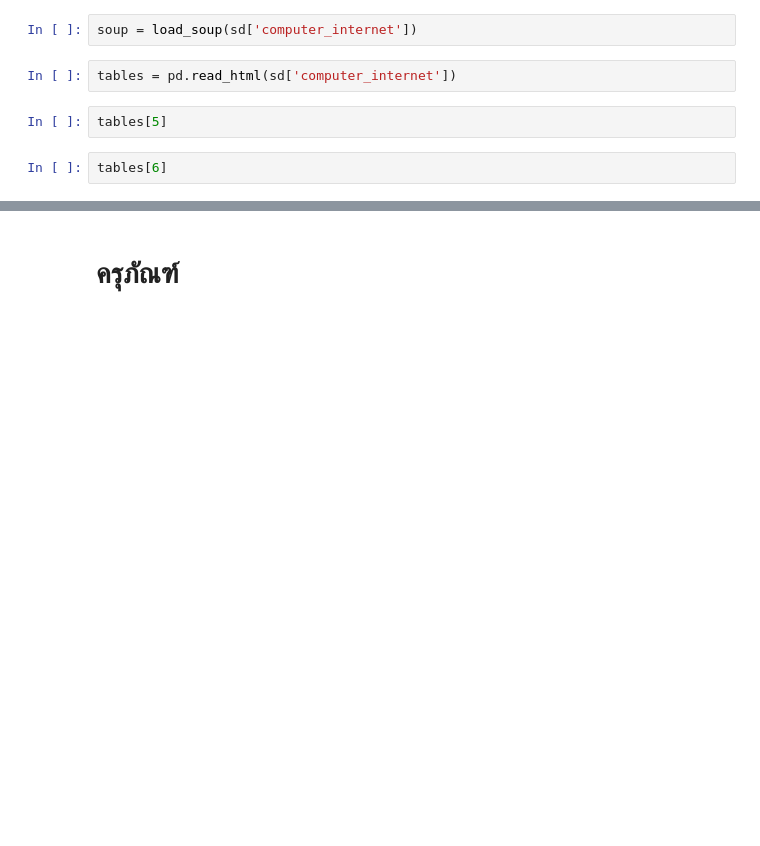
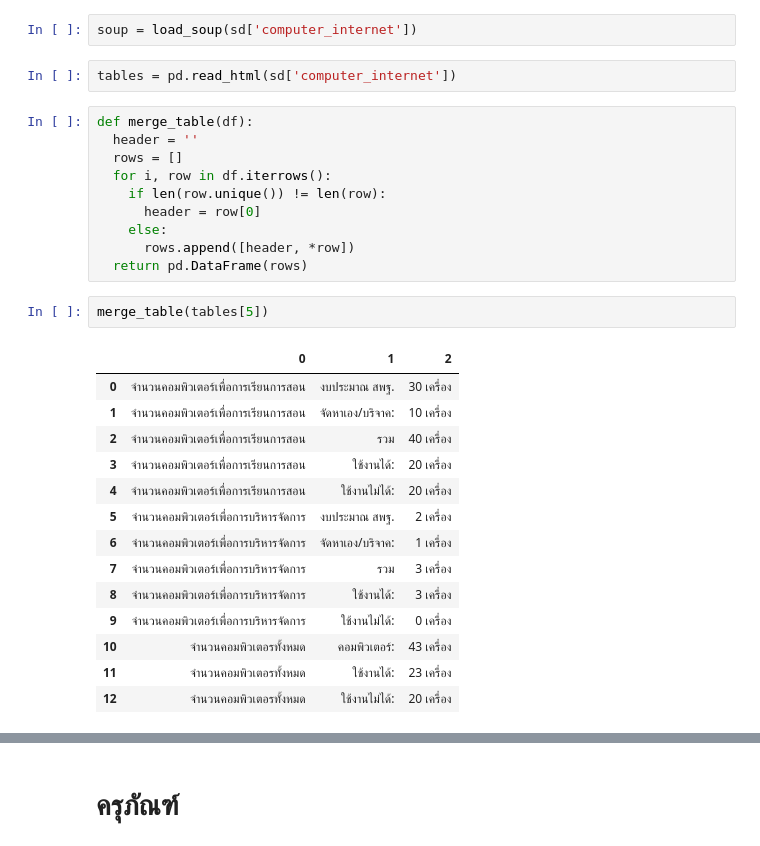
Before and after one commit to wevisdemo/open-school-data, a Jupyter notebook: school_data_scraper.ipynb, the cells around one changed output, grey strips where cells are left out. Drawn from its saved outputs; the diff is of its cells as text; blank space fills up the shorter version.

```diff
--- a/school_data_scraper.ipynb
+++ b/school_data_scraper.ipynb
@@ -135,7 +196,30 @@ staff_df
 soup = load_soup(sd['computer_internet'])
 # %%
 tables = pd.read_html(sd['computer_internet'])
-# %%
-tables[5]
-# %%
-tables[6]
+# %%
+def merge_table(df):
+  header = ''
+  rows = []
+  for i, row in df.iterrows():
+    if len(row.unique()) != len(row):
+      header = row[0]
+    else:
+      rows.append([header, *row])
+  return pd.DataFrame(rows)
+# %%
+merge_table(tables[5])
+# %% [output]
+|  | 0 | 1 | 2 |
+| 0 | จำนวนคอมพิวเตอร์เพื่อการเรียนการสอน | งบประมาณ สพฐ. | 30 เครื่อง |
+| 1 | จำนวนคอมพิวเตอร์เพื่อการเรียนการสอน | จัดหาเอง/บริจาค: | 10 เครื่อง |
+| 2 | จำนวนคอมพิวเตอร์เพื่อการเรียนการสอน | รวม | 40 เครื่อง |
+| 3 | จำนวนคอมพิวเตอร์เพื่อการเรียนการสอน | ใช้งานได้: | 20 เครื่อง |
+| 4 | จำนวนคอมพิวเตอร์เพื่อการเรียนการสอน | ใช้งานไม่ได้: | 20 เครื่อง |
+| 5 | จำนวนคอมพิวเตอร์เพื่อการบริหารจัดการ | งบประมาณ สพฐ. | 2 เครื่อง |
+| 6 | จำนวนคอมพิวเตอร์เพื่อการบริหารจัดการ | จัดหาเอง/บริจาค: | 1 เครื่อง |
+| 7 | จำนวนคอมพิวเตอร์เพื่อการบริหารจัดการ | รวม | 3 เครื่อง |
+| 8 | จำนวนคอมพิวเตอร์เพื่อการบริหารจัดการ | ใช้งานได้: | 3 เครื่อง |
+| 9 | จำนวนคอมพิวเตอร์เพื่อการบริหารจัดการ | ใช้งานไม่ได้: | 0 เครื่อง |
+| 10 | จำนวนคอมพิวเตอรทั้งหมด | คอมพิวเตอร์: | 43 เครื่อง |
+| 11 | จำนวนคอมพิวเตอรทั้งหมด | ใช้งานได้: | 23 เครื่อง |
+| 12 | จำนวนคอมพิวเตอรทั้งหมด | ใช้งานไม่ได้: | 20 เครื่อง |
```
Also changed, not shown: parts of 7 cells of this notebook, 53 other files.
